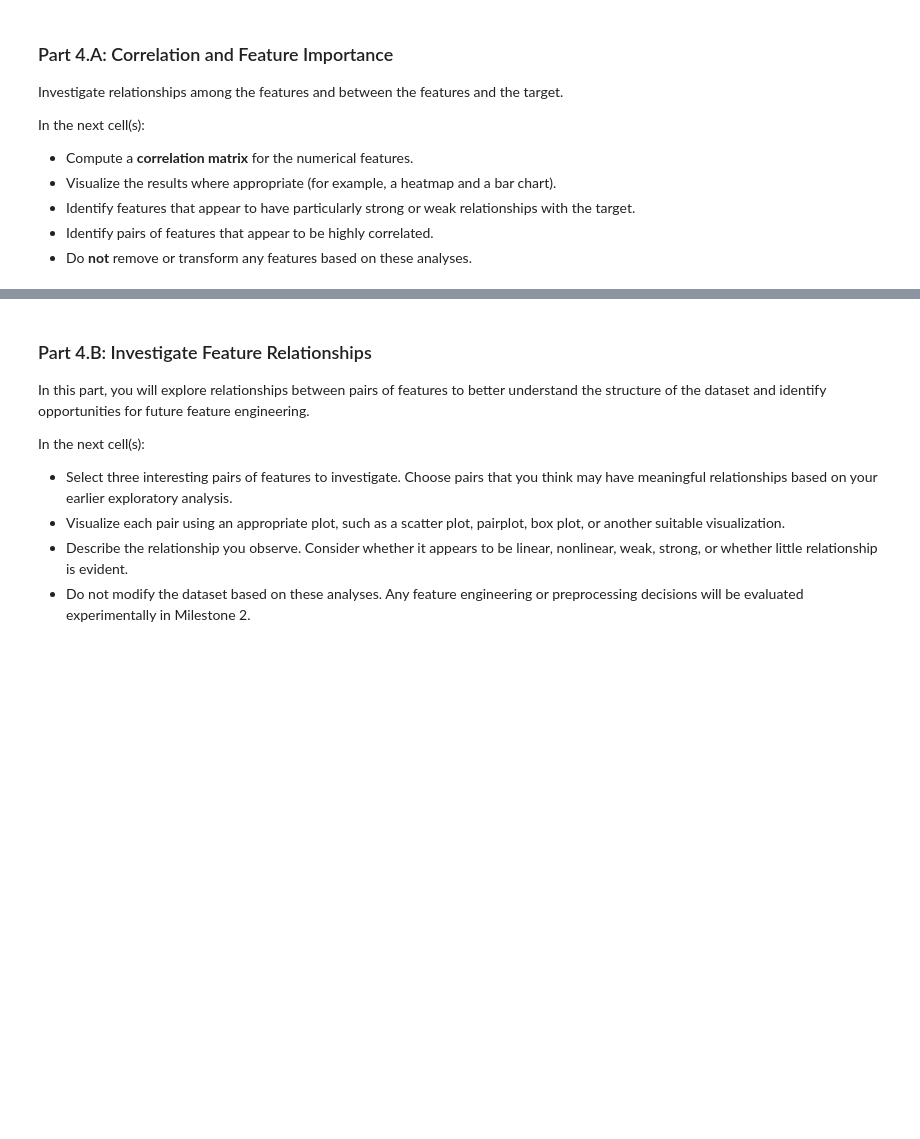
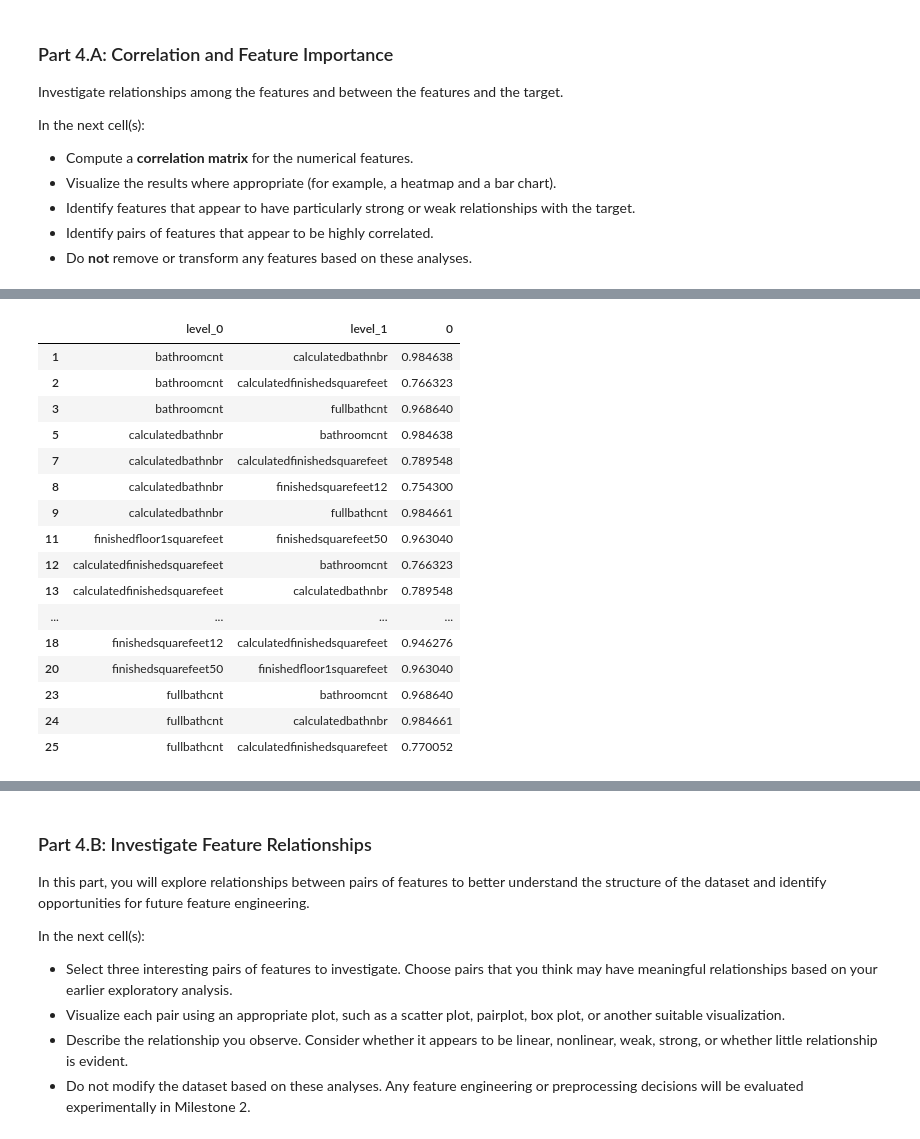
Before and after one commit to Jbaner/Module-3-Assignments, a Jupyter notebook: Milestone_01.ipynb, the cells around one changed output, grey strips where cells are left out. Drawn from its saved outputs; the diff is of its cells as text; code cells hidden in the pictures; blank space fills up the shorter version.

```diff
--- a/Milestone_01.ipynb
+++ b/Milestone_01.ipynb
@@ -922,0 +924,29 @@ In particular, discuss:
+# %%
+#Identify pairs of features that appear to be highly correlated
+# Find pairs with correlation > 0.75
+high_corr_pairs = (
+    corr_matrix.where(abs(corr_matrix) > 0.75)
+               .stack()
+               .reset_index()
+)
+
+high_corr_pairs = high_corr_pairs[high_corr_pairs['level_0'] != high_corr_pairs['level_1']]
+high_corr_pairs
+# %% [output]
+|  | level_0 | level_1 | 0 |
+| 1 | bathroomcnt | calculatedbathnbr | 0.984638 |
+| 2 | bathroomcnt | calculatedfinishedsquarefeet | 0.766323 |
+| 3 | bathroomcnt | fullbathcnt | 0.968640 |
+| 5 | calculatedbathnbr | bathroomcnt | 0.984638 |
+| 7 | calculatedbathnbr | calculatedfinishedsquarefeet | 0.789548 |
+| 8 | calculatedbathnbr | finishedsquarefeet12 | 0.754300 |
+| 9 | calculatedbathnbr | fullbathcnt | 0.984661 |
+| 11 | finishedfloor1squarefeet | finishedsquarefeet50 | 0.963040 |
+| 12 | calculatedfinishedsquarefeet | bathroomcnt | 0.766323 |
+| 13 | calculatedfinishedsquarefeet | calculatedbathnbr | 0.789548 |
+| ... | ... | ... | ... |
+| 18 | finishedsquarefeet12 | calculatedfinishedsquarefeet | 0.946276 |
+| 20 | finishedsquarefeet50 | finishedfloor1squarefeet | 0.963040 |
+| 23 | fullbathcnt | bathroomcnt | 0.968640 |
+| 24 | fullbathcnt | calculatedbathnbr | 0.984661 |
+| 25 | fullbathcnt | calculatedfinishedsquarefeet | 0.770052 |
```
Also changed, not shown: parts of 11 cells of this notebook.
